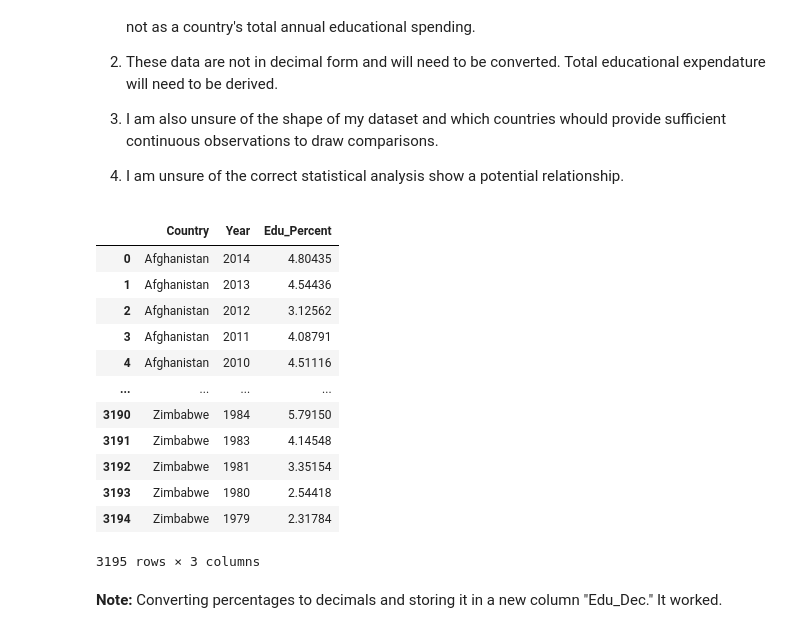
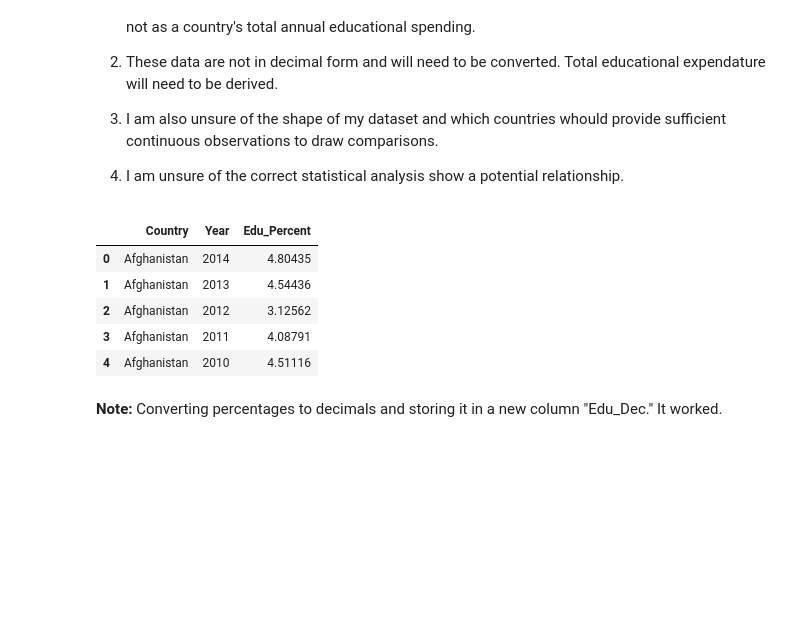
Before and after one commit to Claytor/exploratory_analysis_of_un_data, a Jupyter notebook: notebooks/UN Data Exploration.ipynb, the cells around one changed output. Drawn from its saved outputs; the diff is of its cells as text; code cells hidden in the pictures; blank space fills up the shorter version.

```diff
--- a/notebooks/UN Data Exploration.ipynb
+++ b/notebooks/UN Data Exploration.ipynb
@@ -583,33 +619,26 @@ gdp_le_2019.plot(kind = 'scatter', x = 'log_gdp', y = 'Life_Expectancy');
 # %%
 #Load Government expenditure on education as % of GDP dataset.
 #Check for junk data at top and bottom of data set
 #Drop columns not neccessary for this analysis
 #Rename Columns to make compatable with GDP Dataset
 edu_df = (
     pd.read_csv('../data/Gov_Edu_Spen_Pers_GDP.csv')
     .drop(columns = ['Sex',
                      'Age group',
                      'Units of measurement'])
     .rename(columns = {
         'Reference Area': 'Country',
     'Time Period': 'Year',
     'Observation Value': "Edu_Percent"})
 )
-edu_df
+edu_df.head(n=5)
 # %% [output]
 |  | Country | Year | Edu_Percent |
 | 0 | Afghanistan | 2014 | 4.80435 |
 | 1 | Afghanistan | 2013 | 4.54436 |
 | 2 | Afghanistan | 2012 | 3.12562 |
 | 3 | Afghanistan | 2011 | 4.08791 |
 | 4 | Afghanistan | 2010 | 4.51116 |
-| ... | ... | ... | ... |
-| 3190 | Zimbabwe | 1984 | 5.79150 |
-| 3191 | Zimbabwe | 1983 | 4.14548 |
-| 3192 | Zimbabwe | 1981 | 3.35154 |
-| 3193 | Zimbabwe | 1980 | 2.54418 |
-| 3194 | Zimbabwe | 1979 | 2.31784 |
-3195 rows × 3 columns
 # %% [markdown]
 **Note:** Converting percentages to decimals and storing it in a new column "Edu_Dec."  It worked.
 # %%
```
Also changed, not shown: parts of 10 cells of this notebook.
